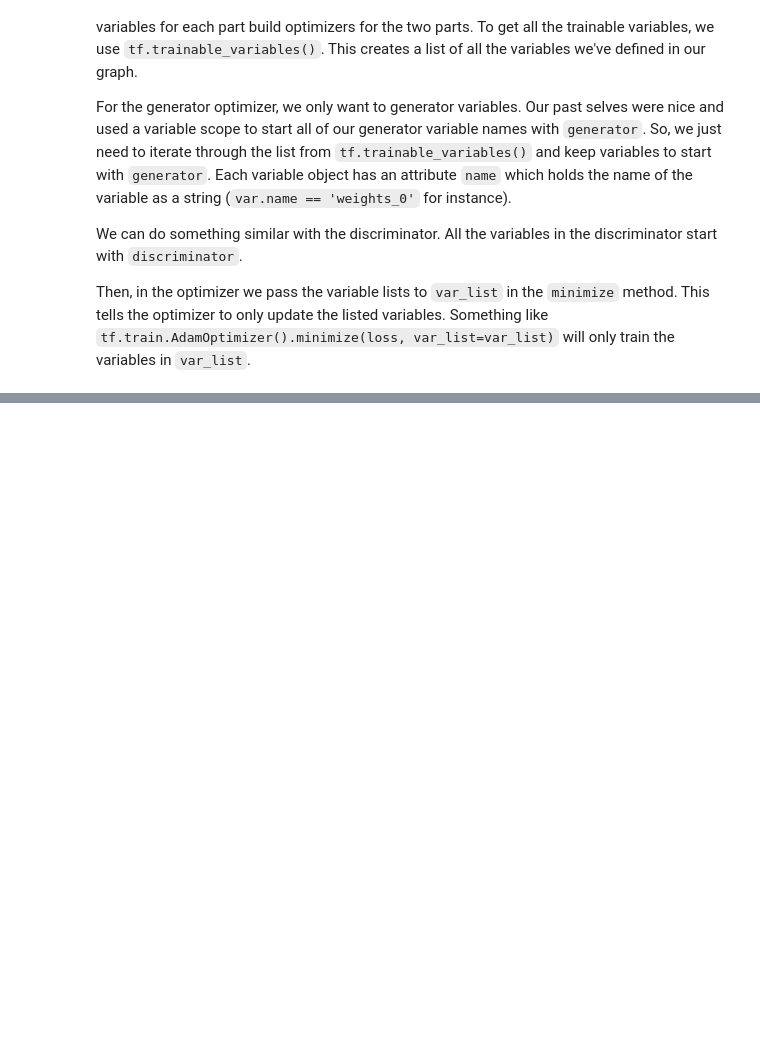
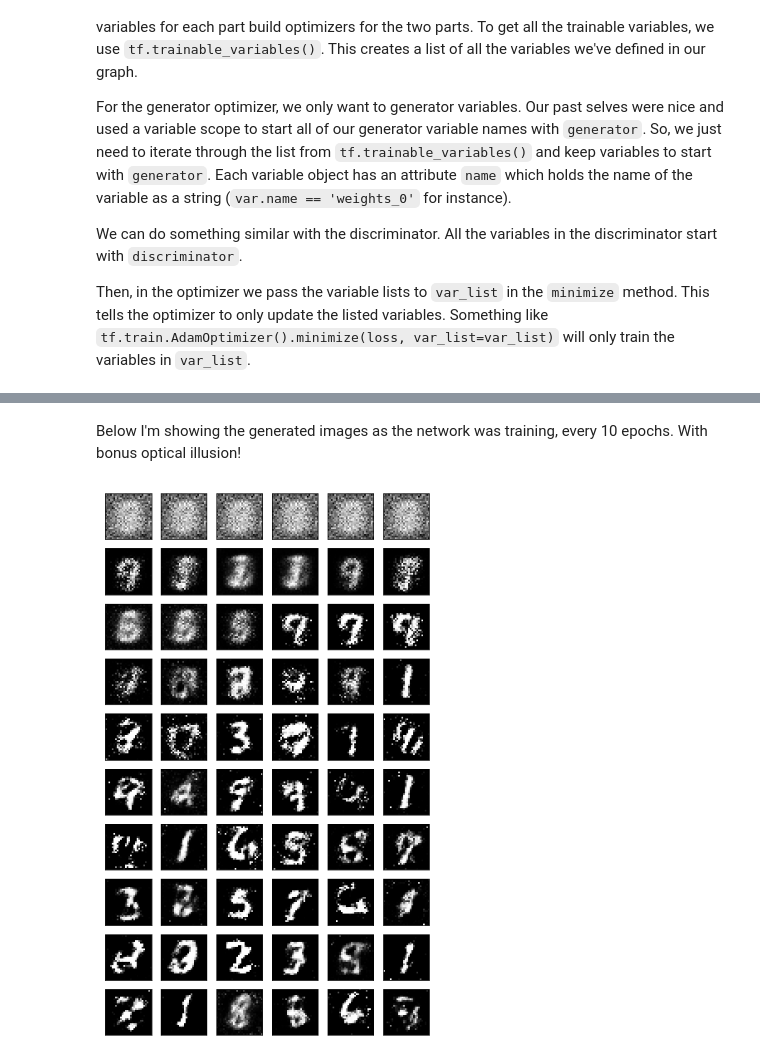
Before and after one commit to gajendr-nikhil/Deep-Learning, a Jupyter notebook: Generative-Adversarial-Network/gan-mnist/GAN_mnist.ipynb, the cells around one changed output, grey strips where cells are left out. Saved outputs shown, nothing was run; the diff lists cells and outputs as text; code cells hidden in the pictures; blank space fills up the shorter version.

```diff
--- a/Generative-Adversarial-Network/gan-mnist/GAN_mnist.ipynb
+++ b/Generative-Adversarial-Network/gan-mnist/GAN_mnist.ipynb
@@ -172,0 +288,13 @@ Then, in the optimizer we pass the variable lists to `var_list` in the `minimize
+# %% [markdown]
+Below I'm showing the generated images as the network was training, every 10 epochs. With bonus optical illusion!
+# %%
+rows, cols = 10, 6
+fig, axes = plt.subplots(figsize=(7,12), nrows=rows, ncols=cols, sharex=True, sharey=True)
+
+for sample, ax_row in zip(samples[::int(len(samples)/rows)], axes):
+    for img, ax in zip(sample[::int(len(sample)/cols)], ax_row):
+        ax.imshow(img.reshape((28,28)), cmap='Greys_r')
+        ax.xaxis.set_visible(False)
+        ax.yaxis.set_visible(False)
+# %% [output]
+[figure, added]
```
Also changed, not shown: parts of 13 cells of this notebook.
